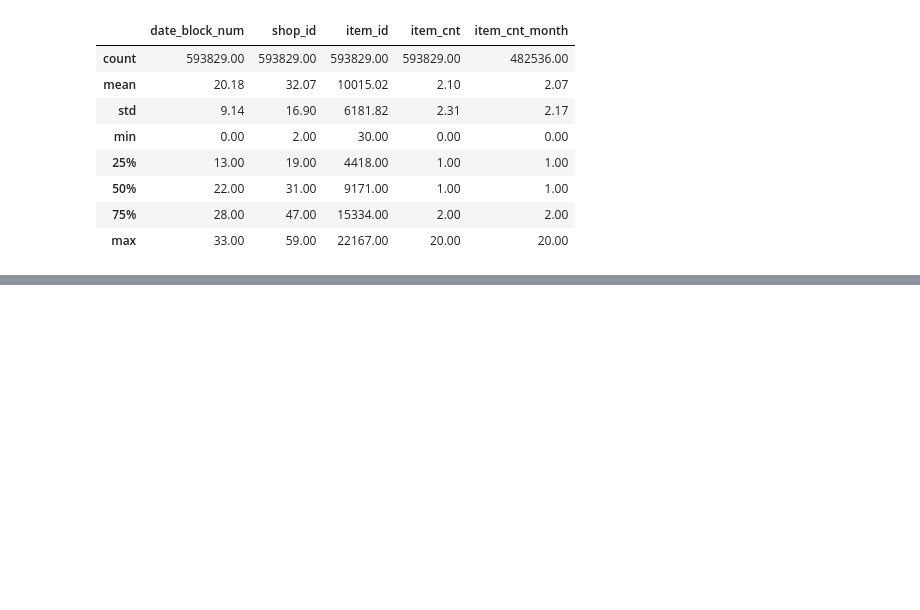
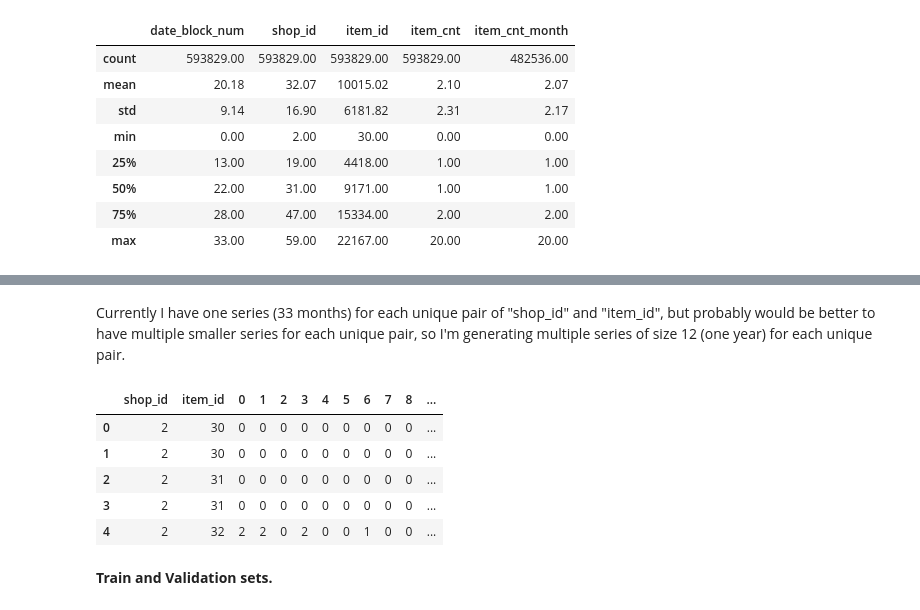
Before and after one commit to AiJared/time-series-forecasting-with-lstm-autoencoders, a Jupyter notebook: Time_Series_Forecasting_with_LSTM_Autoencoders.ipynb, the cells around one changed output, grey strips where cells are left out. Drawn from its saved outputs; the diff is of its cells as text; code cells hidden in the pictures; blank space fills up the shorter version.

Commit message:
Time series processing

```diff
--- a/Time_Series_Forecasting_with_LSTM_Autoencoders.ipynb
+++ b/Time_Series_Forecasting_with_LSTM_Autoencoders.ipynb
@@ -144,0 +150,3 @@ display(train_monthly.describe())
+# %%
+monthly_series = train_monthly.pivot_table(index=['shop_id', 'item_id'], columns='date_block_num', values='item_cnt', fill_value=0).reset_index()
+monthly_series.head()
@@ -144,0 +161,28 @@ display(train_monthly.describe())
+# %% [markdown]
+Currently I have one series (33 months) for each unique pair of "shop_id" and "item_id", but probably would be better to have multiple smaller series for each unique pair, so I'm generating multiple series of size 12 (one year) for each unique pair.
+# %%
+first_month = 20
+last_month = 33
+serie_size = 12
+data_series = []
+
+for index, row in monthly_series.iterrows():
+  for month1 in range((last_month - (first_month + serie_size)) + 1):
+    serie = [row["shop_id"], row["item_id"]]
+    for month2 in range(serie_size + 1):
+      serie.append(row[month1 + first_month + month2])
+    data_series.append(serie)
+
+columns = ['shop_id', 'item_id']
+[columns.append(i) for i in range(serie_size)]
+columns.append('label')
+
+data_series = pd.DataFrame(data_series, columns=columns)
+data_series.head()
+# %% [output]
+|  | shop_id | item_id | 0 | 1 | 2 | 3 | 4 | 5 | 6 | 7 | 8 | ... |
+| 0 | 2 | 30 | 0 | 0 | 0 | 0 | 0 | 0 | 0 | 0 | 0 | ... |
+| 1 | 2 | 30 | 0 | 0 | 0 | 0 | 0 | 0 | 0 | 0 | 0 | ... |
+| 2 | 2 | 31 | 0 | 0 | 0 | 0 | 0 | 0 | 0 | 0 | 0 | ... |
+| 3 | 2 | 31 | 0 | 0 | 0 | 0 | 0 | 0 | 0 | 0 | 0 | ... |
+| 4 | 2 | 32 | 2 | 2 | 0 | 2 | 0 | 0 | 1 | 0 | 0 | ... |
@@ -144,0 +192,2 @@ display(train_monthly.describe())
+# %% [markdown]
+**Train and Validation sets.**
```
Also changed, not shown: parts of 5 cells of this notebook.
